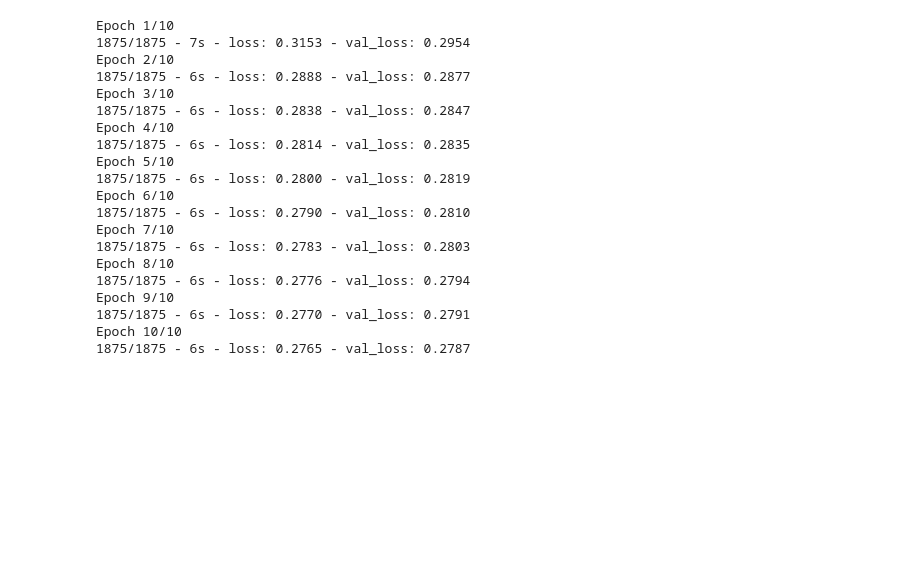
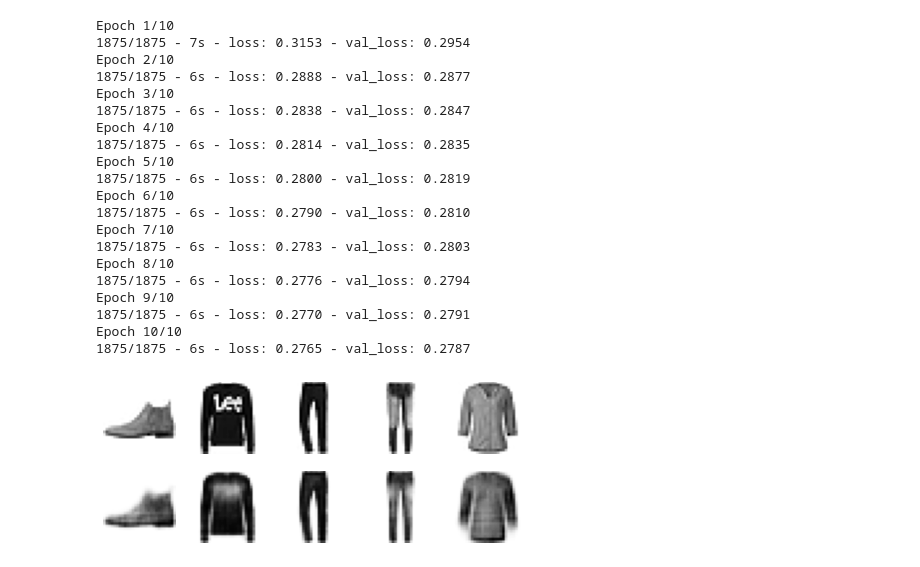
Before and after one commit to sailajak2003/fashion_minst, a Jupyter notebook: fashion_minst_autoencoder.ipynb, the cells around one changed output. Drawn from its saved outputs; the diff is of its cells as text; code cells hidden in the pictures; blank space fills up the shorter version.

```diff
--- a/fashion_minst_autoencoder.ipynb
+++ b/fashion_minst_autoencoder.ipynb
@@ -111,3 +111,7 @@ Epoch 9/10
 1875/1875 - 6s - loss: 0.2770 - val_loss: 0.2791
 Epoch 10/10
 1875/1875 - 6s - loss: 0.2765 - val_loss: 0.2787
+# %%
+show_reconstuctions(AE)
+# %% [output]
+[figure, added]
```
Also changed, not shown: parts of 1 cell of this notebook.
